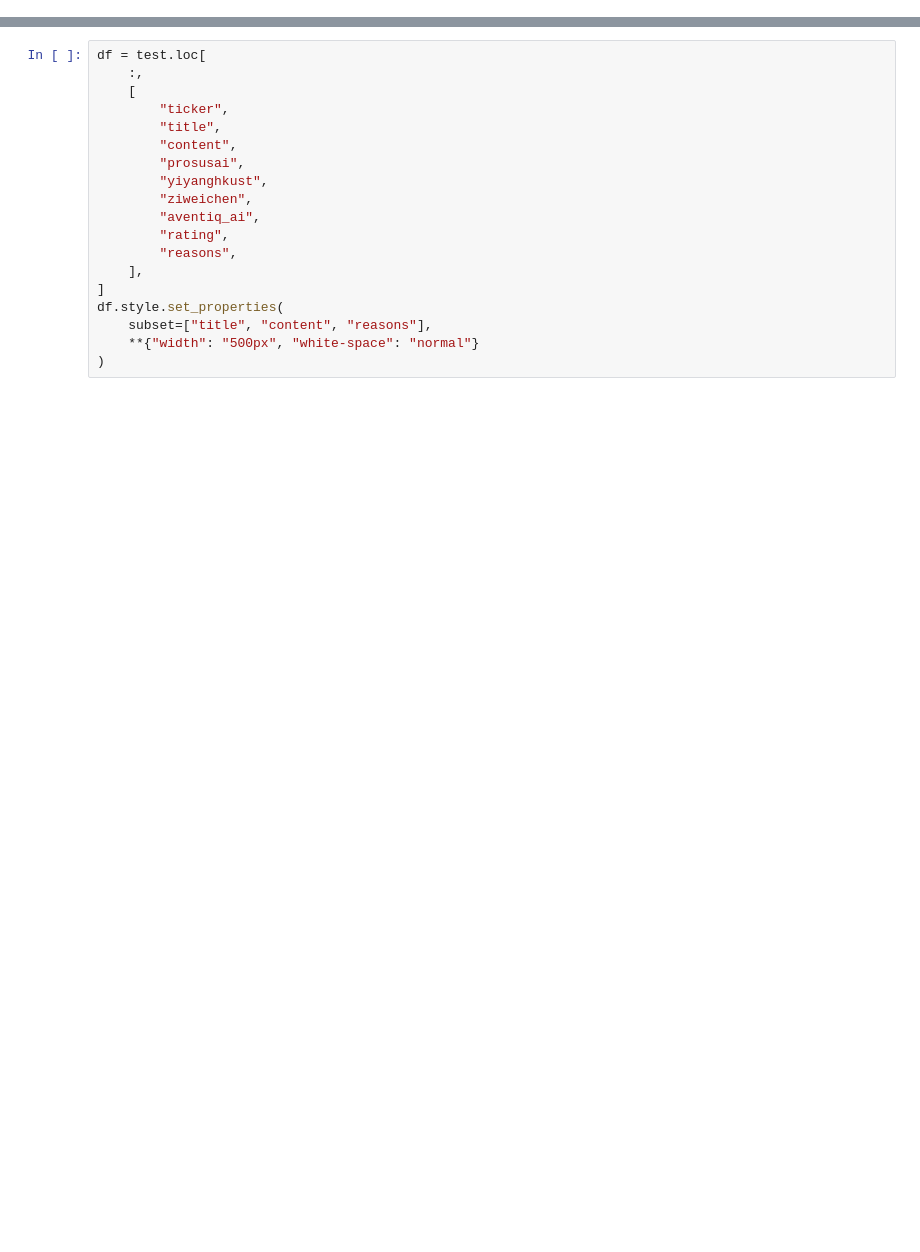
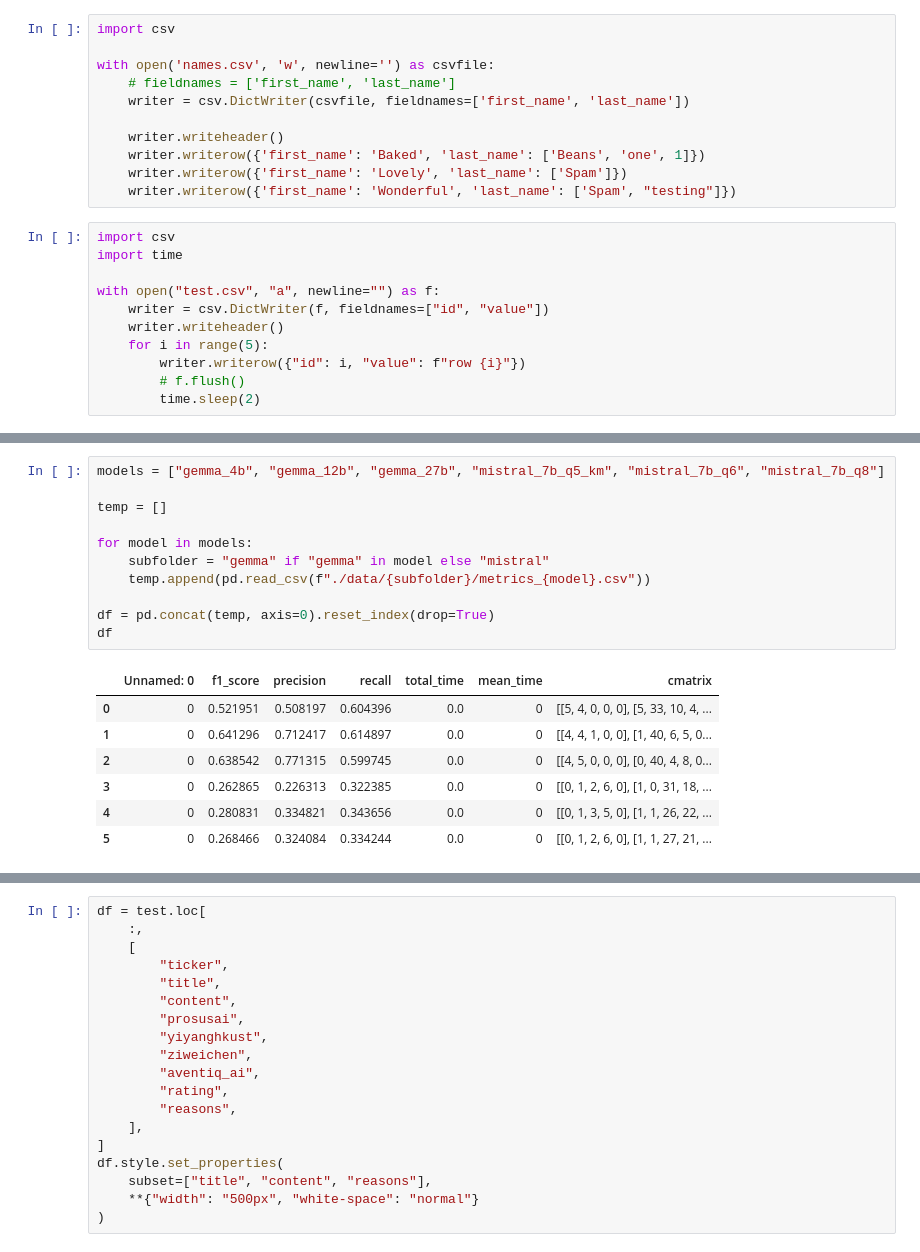
Before and after one commit to CKAbundant/localllm, a Jupyter notebook: test.ipynb, the cells around one changed output, grey strips where cells are left out. Drawn from its saved outputs; the diff is of its cells as text; blank space fills up the shorter version.

```diff
--- a/test.ipynb
+++ b/test.ipynb
@@ -75,0 +121,22 @@ test
+# %%
+import csv
+
+with open('names.csv', 'w', newline='') as csvfile:
+    # fieldnames = ['first_name', 'last_name']
+    writer = csv.DictWriter(csvfile, fieldnames=['first_name', 'last_name'])
+
+    writer.writeheader()
+    writer.writerow({'first_name': 'Baked', 'last_name': ['Beans', 'one', 1]})
+    writer.writerow({'first_name': 'Lovely', 'last_name': ['Spam']})
+    writer.writerow({'first_name': 'Wonderful', 'last_name': ['Spam', "testing"]})
+# %%
+import csv
+import time
+
+with open("test.csv", "a", newline="") as f:
+    writer = csv.DictWriter(f, fieldnames=["id", "value"])
+    writer.writeheader()
+    for i in range(5):
+        writer.writerow({"id": i, "value": f"row {i}"})
+        # f.flush()
+        time.sleep(2)
@@ -75,0 +170,19 @@ test
+# %%
+models = ["gemma_4b", "gemma_12b", "gemma_27b", "mistral_7b_q5_km", "mistral_7b_q6", "mistral_7b_q8"]
+
+temp = []
+
+for model in models:
+    subfolder = "gemma" if "gemma" in model else "mistral"
+    temp.append(pd.read_csv(f"./data/{subfolder}/metrics_{model}.csv"))
+
+df = pd.concat(temp, axis=0).reset_index(drop=True)
+df
+# %% [output]
+|  | Unnamed: 0 | f1_score | precision | recall | total_time | mean_time | cmatrix |
+| 0 | 0 | 0.521951 | 0.508197 | 0.604396 | 0.0 | 0 | [[5, 4, 0, 0, 0], [5, 33, 10, 4, ... |
+| 1 | 0 | 0.641296 | 0.712417 | 0.614897 | 0.0 | 0 | [[4, 4, 1, 0, 0], [1, 40, 6, 5, 0... |
+| 2 | 0 | 0.638542 | 0.771315 | 0.599745 | 0.0 | 0 | [[4, 5, 0, 0, 0], [0, 40, 4, 8, 0... |
+| 3 | 0 | 0.262865 | 0.226313 | 0.322385 | 0.0 | 0 | [[0, 1, 2, 6, 0], [1, 0, 31, 18, ... |
+| 4 | 0 | 0.280831 | 0.334821 | 0.343656 | 0.0 | 0 | [[0, 1, 3, 5, 0], [1, 1, 26, 22, ... |
+| 5 | 0 | 0.268466 | 0.324084 | 0.334244 | 0.0 | 0 | [[0, 1, 2, 6, 0], [1, 1, 27, 21, ... |
```
Also changed, not shown: parts of 14 cells of this notebook, 7 other files.
